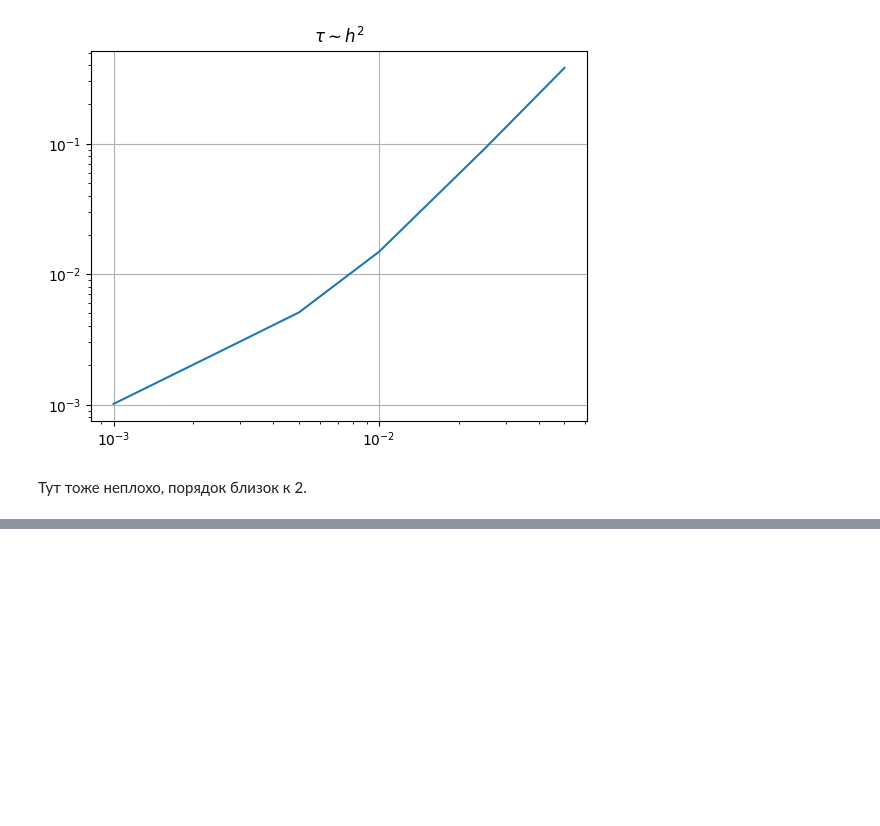
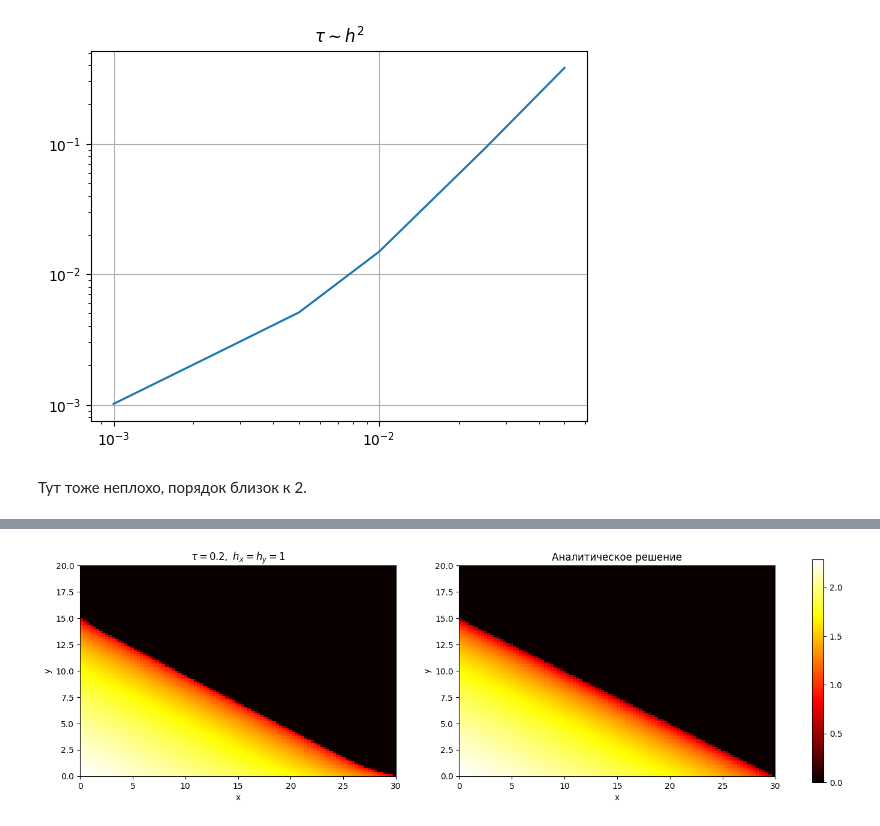
Before and after one commit to Xopppek/heat_equation, a Jupyter notebook: heat_equation.ipynb, the cells around one changed output, grey strips where cells are left out. Cells and saved outputs as stored; diff of their text form; code cells hidden in the pictures; blank space fills up the shorter version.

Commit message:
implementer two dim solver

```diff
--- a/heat_equation.ipynb
+++ b/heat_equation.ipynb
@@ -353,0 +482,24 @@ plt.show()
+# %%
+tau = 0.2
+t_end = 30
+
+fig, axes = plt.subplots(1, 2, figsize=(16, 12))
+im1 = axes[0].imshow(solve_two_dim(u(0, x, y), h_1, h_2, tau, t_end,\
+                               K_1, K_2, mu_l_1, mu_l_2, mu_r_1, mu_r_2,\
+                           1e-6),\
+                     cmap='hot', origin='lower', extent=(0, l_1, 0, l_2))
+axes[0].set_xlabel('x')
+axes[0].set_ylabel('y')
+axes[0].set_title("$\\tau = 0.2,\\ h_x = h_y = 1$")
+
+im2 = axes[1].imshow(u(t_end, np.linspace(0, l_1, N_1), np.linspace(0, l_2, N_2)), \
+           cmap='hot', origin='lower', extent=(0, l_1, 0, l_2))
+axes[1].set_xlabel('x')
+axes[1].set_ylabel('y')
+axes[1].set_title("Аналитическое решение")
+
+fig.colorbar(im1, ax = axes, fraction = 0.015)
+
+plt.show()
+# %% [output]
+[figure, added]
```
Also changed, not shown: parts of 6 cells of this notebook.
